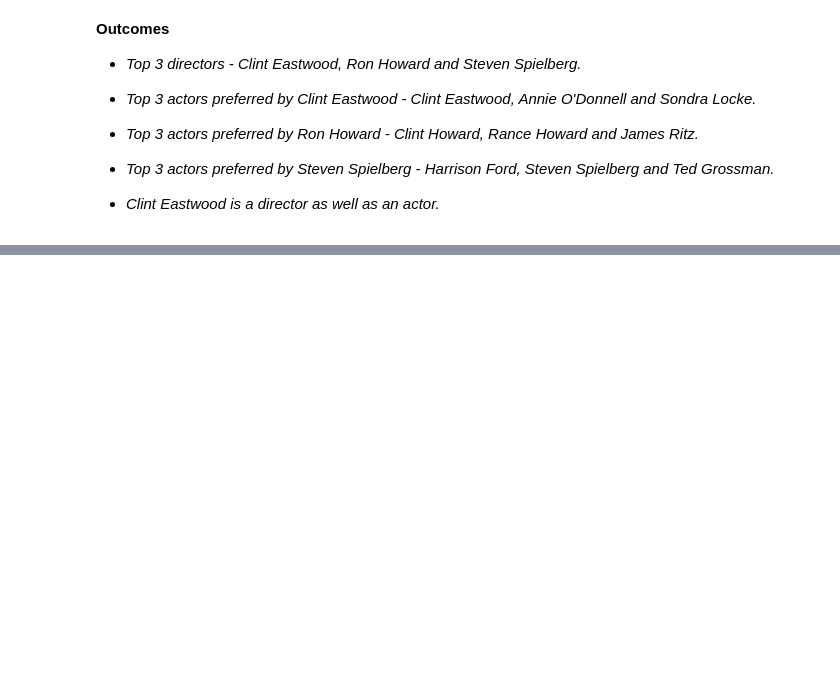
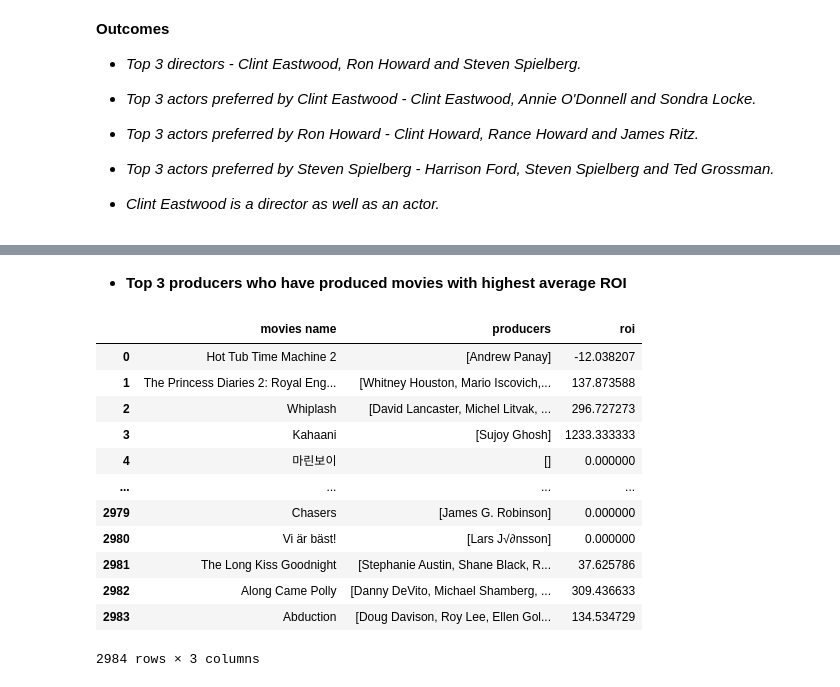
Before and after one commit to gupta4327/EDA_imdb, a Jupyter notebook: IMDB_EDA.ipynb, the cells around one changed output, grey strips where cells are left out. Saved outputs shown, nothing was run; the diff lists cells and outputs as text; code cells hidden in the pictures; blank space fills up the shorter version.

```diff
--- a/IMDB_EDA.ipynb
+++ b/IMDB_EDA.ipynb
@@ -385,0 +448,23 @@ Steven_actors_df[0:3]   #top 3 actors preferred by 'Steven Spielberg'
+# %% [markdown]
+* **Top 3 producers who have produced movies with highest average ROI**
+# %%
+#-----------------------------------Block-12a--------------------------------------
+
+#finding movies, producers of these movies, and ROI corresponding to these movie
+movie_producer_roi_df=pd.concat([movies_df,producer_df,roi_df],axis=1)  #merging movies data, producer data and roi data to get a dataframe
+movie_producer_roi_df.rename(columns={0:'movies name',1:'producers',2:'roi'},inplace=True)   #renaming column
+movie_producer_roi_df
+# %% [output]
+|  | movies name | producers | roi |
+| 0 | Hot Tub Time Machine 2 | [Andrew Panay] | -12.038207 |
+| 1 | The Princess Diaries 2: Royal Eng... | [Whitney Houston, Mario Iscovich,... | 137.873588 |
+| 2 | Whiplash | [David Lancaster, Michel Litvak, ... | 296.727273 |
+| 3 | Kahaani | [Sujoy Ghosh] | 1233.333333 |
+| 4 | 마린보이 | [] | 0.000000 |
+| ... | ... | ... | ... |
+| 2979 | Chasers | [James G. Robinson] | 0.000000 |
+| 2980 | Vi är bäst! | [Lars J√∂nsson] | 0.000000 |
+| 2981 | The Long Kiss Goodnight | [Stephanie Austin, Shane Black, R... | 37.625786 |
+| 2982 | Along Came Polly | [Danny DeVito, Michael Shamberg, ... | 309.436633 |
+| 2983 | Abduction | [Doug Davison, Roy Lee, Ellen Gol... | 134.534729 |
+2984 rows × 3 columns
```
Also changed, not shown: parts of 17 cells of this notebook.
